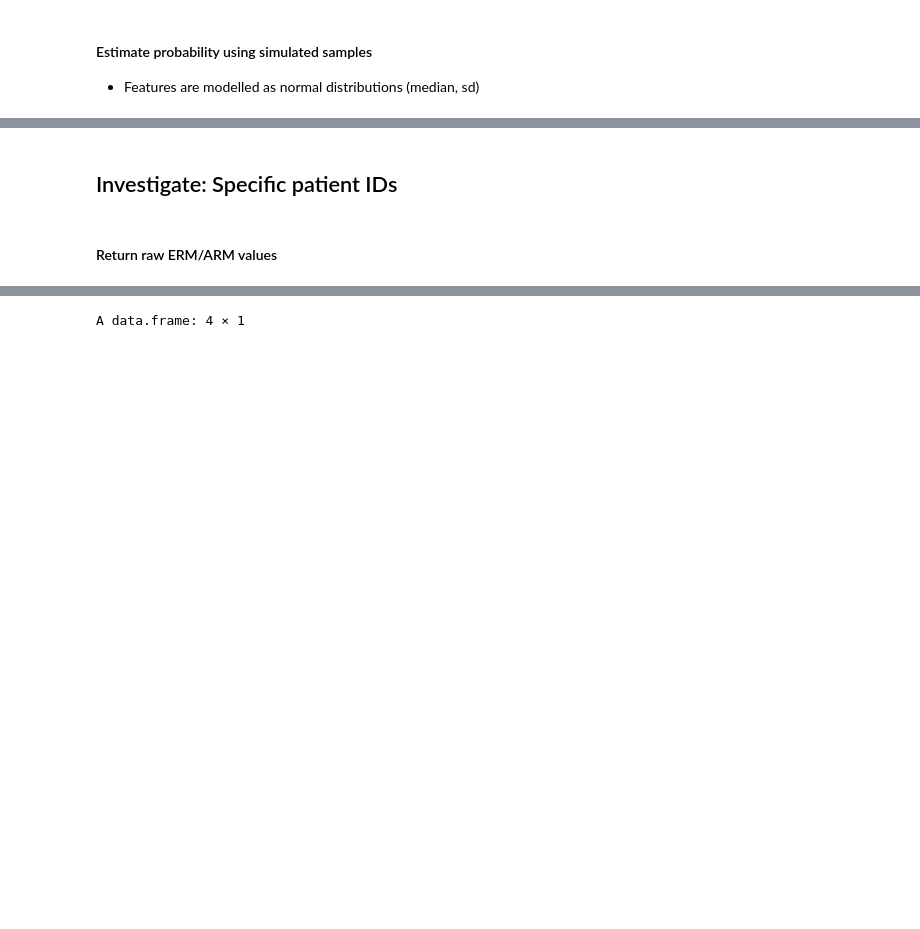
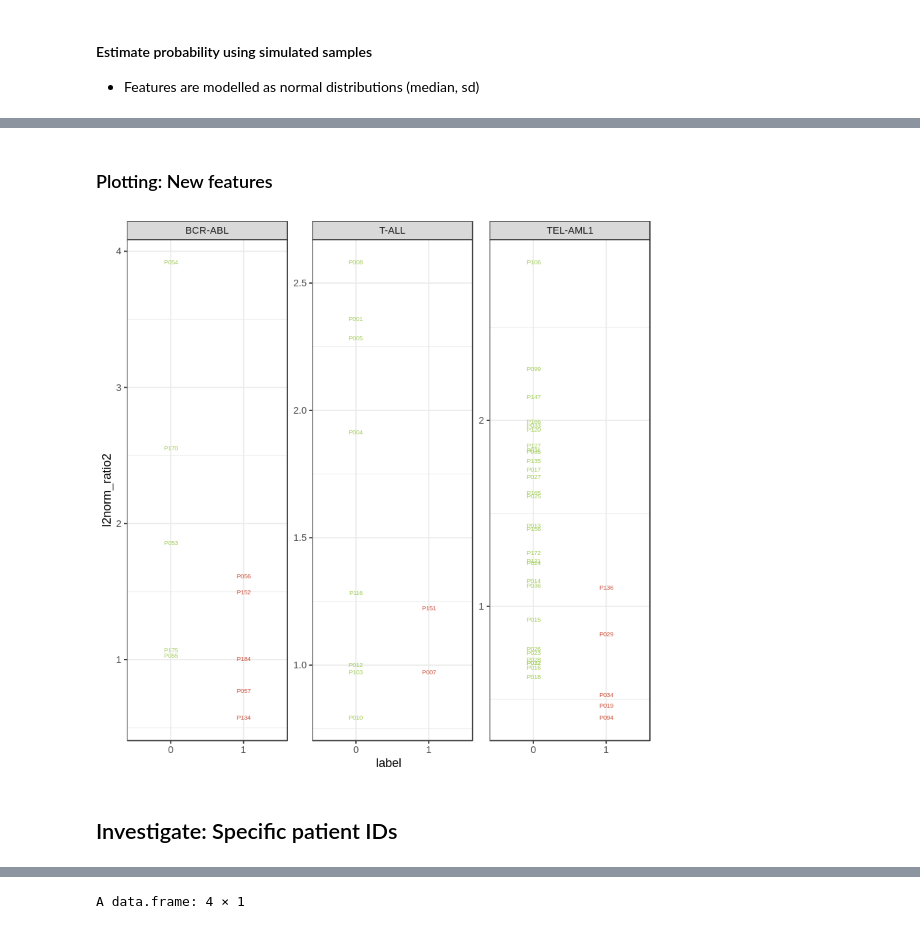
Before and after one commit to dblux/relapse_prediction, a Jupyter notebook: sandbox.ipynb, the cells around one changed output, grey strips where cells are left out. Drawn from its saved outputs; the diff is of its cells as text; code cells hidden in the pictures; blank space fills up the shorter version.

```diff
--- a/sandbox.ipynb
+++ b/sandbox.ipynb
@@ -391,0 +315,46 @@ write.table(m1_p_alltrain, "tmp/m1-p_alltrain_allsubtypes.tsv", quote = F, sep =
+# %% [markdown]
+### Plotting: New features
+# %%
+list_features <- lapply(
+  list_X_subtypes7,
+  predict_pipeline,
+  X_normal,
+  metadata,
+  metadata_pid,
+  batch_ps,
+  return_features = TRUE
+)
+names(list_features) <- subtypes7
+# %%
+angles <- c(
+  "angle_LD0_LD8", "angle_LD0_LN", "angle_LD8_LN",
+  "angle_d0d8_d0normal", "angle_d0_d8", "angle_d8_normal",
+  "erm1_ratio2", "l2norm_ratio2"
+)
+list_angles <- list_features %>%
+  lapply(subset, select = angles) %>%
+  lapply(rownames_to_column)
+
+subtypes3 <- c("BCR-ABL", "T-ALL", "TEL-AML1")
+data_angles <- list_angles %>%
+  bind_rows(.id = "subtype") %>%
+  cbind(label = metadata_pid[.$rowname, "label"]) %>%
+  subset(subtype %in% subtypes3)
+# %%
+# Features vs label
+ax <- ggplot(
+  data_angles,
+  aes(
+    x = label, y = l2norm_ratio2,
+    color = label, label = rowname
+  )
+) +
+  facet_wrap(~subtype, nrow = 1, scales = "free") +
+  geom_text(cex = 2, show.legend = FALSE) +
+  scale_color_manual(values = COL_LABEL)
+
+ax
+
+ggsave("~/Dropbox/tmp/arm.pdf", ax, width = 5, height = 3)
+# %% [output]
+[figure, added]
@@ -392,4 +406,2 @@ write.table(m1_p_alltrain, "tmp/m1-p_alltrain_allsubtypes.tsv", quote = F, sep =
 # %% [markdown]
 ## Investigate: Specific patient IDs
-# %% [markdown]
-#### Return raw ERM/ARM values
```
Also changed, not shown: parts of 129 cells of this notebook, 17 other files.
